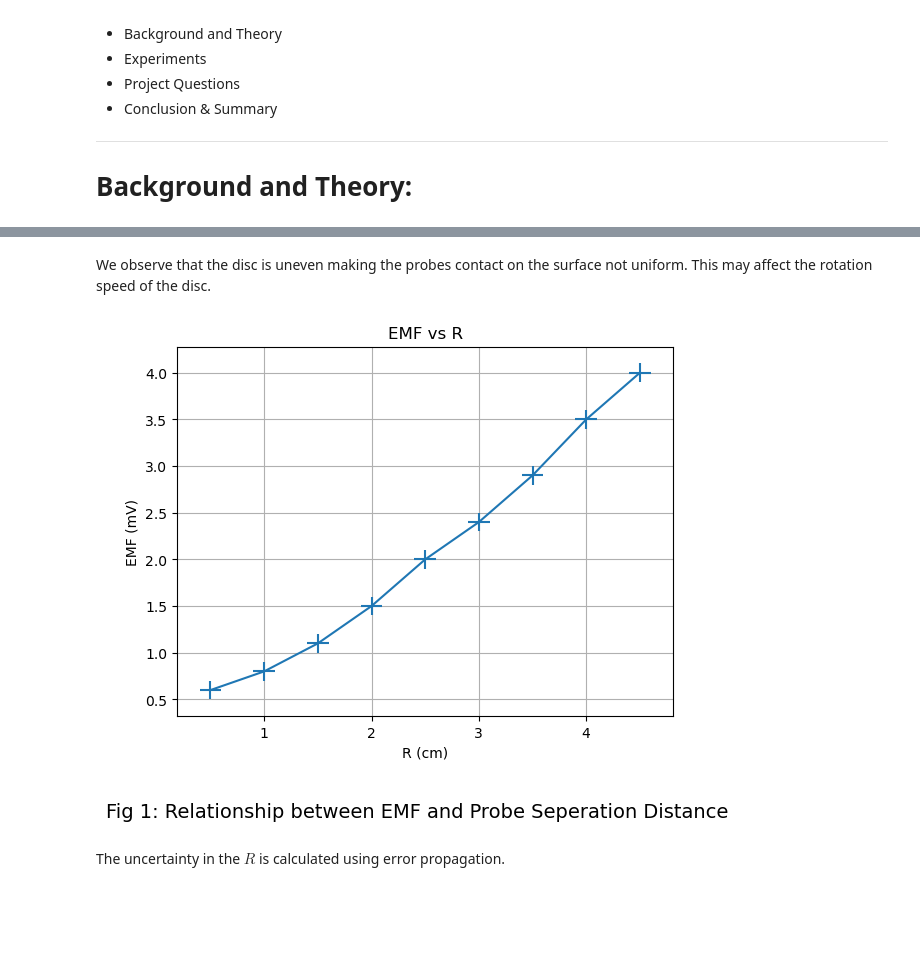
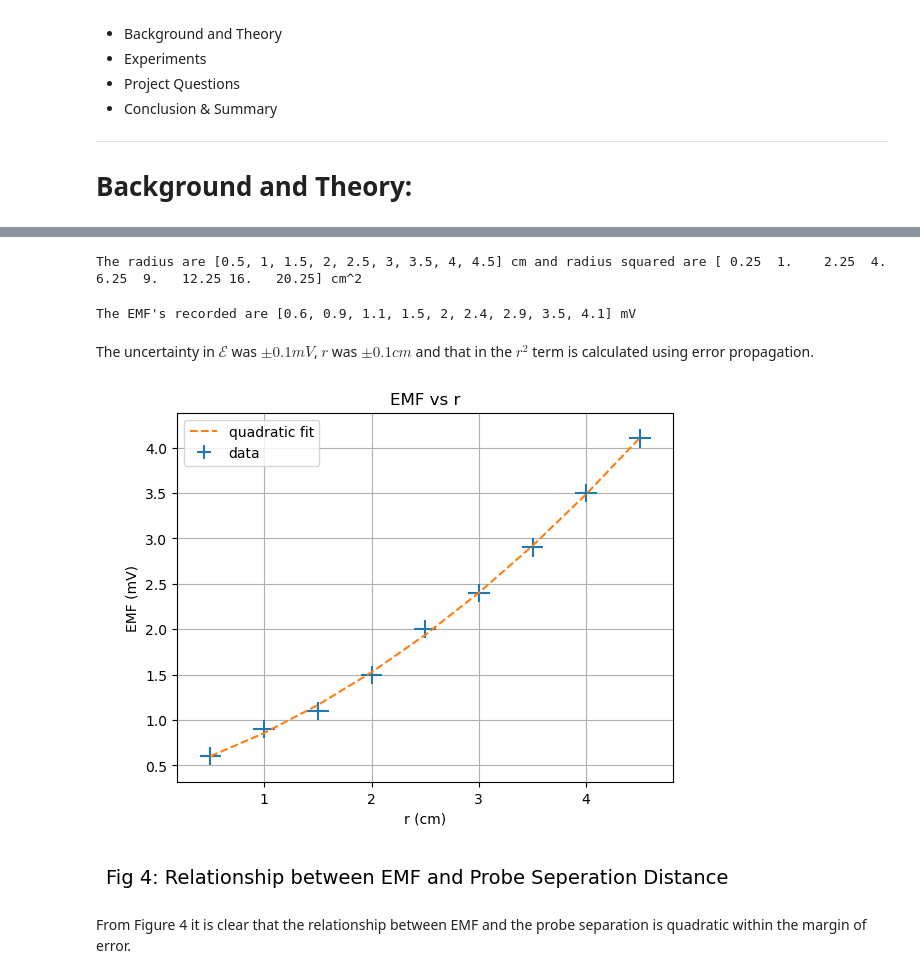
Before and after one commit to shanto268/Rotational-EMF-Lab, a Jupyter notebook: lab3.ipynb, the cells around one changed output, grey strips where cells are left out. Cells and saved outputs as stored; diff of their text form; code cells hidden in the pictures; blank space fills up the shorter version.

```diff
--- a/lab3.ipynb
+++ b/lab3.ipynb
@@ -64,24 +129,40 @@ def uplot(xv,yv,xerr,yerr,figNo,xlab="",ylab="",title="",caption=""):
 # %%
 r =[0.5,1,1.5,2,2.5,3,3.5,4,4.5] # cm
 r2 = np.array(r)**2 # cm^2
+print("The radius are {} cm and radius squared are {} cm^2".format(r,r2))
+# %% [output]
+The radius are [0.5, 1, 1.5, 2, 2.5, 3, 3.5, 4, 4.5] cm and radius squared are [ 0.25  1.    2.25  4.    6.25  9.   12.25 16.   20.25] cm^2
 # %%
 I, w = 5.01, 54.43
 #B = getB(4.)
-emf = [0.6,0.8,1.1,1.5,2,2.4,2.9,3.5,4.0] #mV
+emf = [0.6,0.9,1.1,1.5,2,2.4,2.9,3.5,4.1] #mV
+print("The EMF's recorded are {} mV".format(emf))
+# %% [output]
+The EMF's recorded are [0.6, 0.9, 1.1, 1.5, 2, 2.4, 2.9, 3.5, 4.1] mV
-# %% [markdown]
-We observe that the disc is uneven making the probes contact on the surface not uniform. This may affect the rotation speed of the disc.
+# %% [markdown]
+The uncertainty in  $\mathcal{E}$ was $\pm 0.1 mV$, $r$ was $\pm 0.1 cm$ and that in the $r^2$ term is calculated using error propagation.
+# %%
+from scipy.optimize import curve_fit
+
+def quad(x, a, b, c):
+    x = np.array(x)
+    return a*x**2 + b*x + c
+
+pars, cov = curve_fit(f=quad, xdata=r, ydata=emf, p0=[0, 0, 0], bounds=(-np.inf, np.inf))
 # %%
-plt.title("EMF vs R")
-plt.errorbar(r, emf, xerr=0.1, yerr=0.1, ms=20, mew=4)
-plt.xlabel("R (cm)")
+plt.title("EMF vs r")
+plt.errorbar(r, emf, xerr=0.1, yerr=0.1, fmt='none', label="data")
+plt.plot(r, quad(r, *pars), linestyle='--', label="quadratic fit")
+plt.xlabel("r (cm)")
 plt.ylabel("EMF (mV)")
 plt.grid()
-getCaption(1, r"Relationship between EMF and Probe Seperation Distance")
+plt.legend()
+getCaption(4, r"Relationship between EMF and Probe Seperation Distance")
 plt.show()
 # %% [output]
-[figure, old version]
+[figure, new version]
-# %% [markdown]
-The uncertainty in the $R$ is calculated using error propagation.
+# %% [markdown]
+From Figure 4 it is clear that the relationship between EMF and the probe separation is quadratic within the margin of error.
 # %%
 from uncertainties import ufloat
 
```
Also changed, not shown: parts of 22 cells of this notebook, 11 other files.
